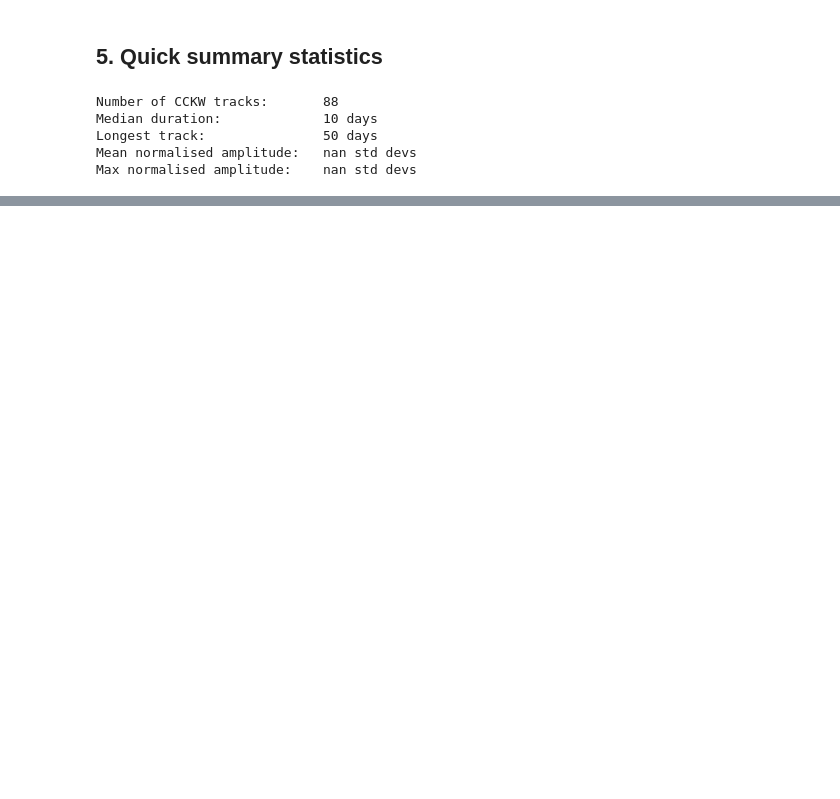
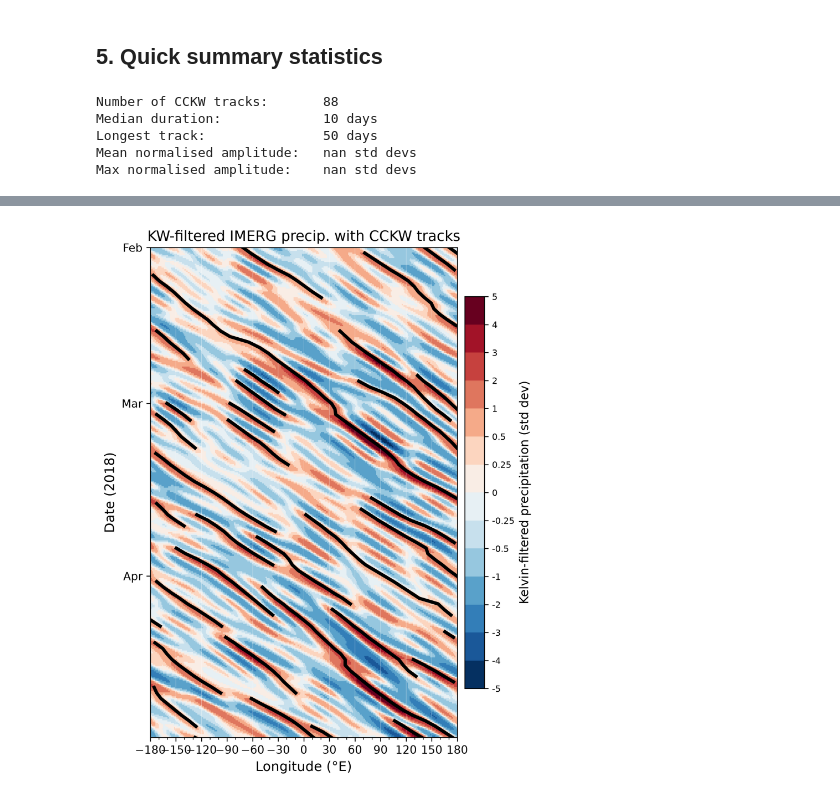
Before and after one commit to qlawton/cckw_tracking, a Jupyter notebook: notebooks/example_tracking.ipynb, the cells around one changed output, grey strips where cells are left out. Drawn from its saved outputs; the diff is of its cells as text; code cells hidden in the pictures; blank space fills up the shorter version.

```diff
--- a/notebooks/example_tracking.ipynb
+++ b/notebooks/example_tracking.ipynb
@@ -208,0 +216,6 @@ Max normalised amplitude:    nan std devs
+# %%
+tracks = ccew_track.track(filtered, wave='Kelvin', daily_mean=True, init_threshold = 0.5, day_cut = 1)
+print(tracks)
+
+n_tracks = int((~np.isnan(tracks['CCKW_lon'].values).all(axis=1)).sum())
+print(f'\nTotal CCKW tracks found in 2018: {n_tracks}')
@@ -208,0 +237,11 @@ Max normalised amplitude:    nan std devs
+# %%
+# Filter tracks to only keep systems that exceed at least 1.0 std dev in their lifetime
+print(f'Tracks before filtering (max amplitude >= 1.0 std dev): {n_tracks}')
+max_str = tracks['CCKW_str'].max(dim='time')
+strong_systems = max_str >= 1.0
+
+tracks_filtered = tracks.sel(system=tracks.system[strong_systems])
+
+n_tracks_filtered = int((~np.isnan(tracks_filtered['CCKW_lon'].values).all(axis=1)).sum())
+print(f'Tracks after filtering (max amplitude >= 1.0 std dev): {n_tracks_filtered}')
+print(tracks_filtered)
@@ -208,0 +259,69 @@ Max normalised amplitude:    nan std devs
+# %%
+# --- Prepare Hovmöller background ---
+# Average filtered precip over 10S–10N and normalise to std devs
+hov = filtered.sel(lat=slice(-10, 10)).mean(dim='lat')
+std_val = float(hov.std())
+hov_norm = hov / std_val if std_val > 0 else hov
+
+# Convert lon from 0–360 to –180/+180 for a cleaner map
+lon_vals = hov_norm.lon.values.copy()
+lon_vals = (lon_vals + 180) % 360 - 180
+hov_norm = hov_norm.assign_coords(lon=lon_vals).sortby('lon')
+
+# --- Discrete colormap aligned to tracking thresholds ---
+levels = [-5, -4, -3, -2, -1, -0.5, -0.25, 0, 0.25, 0.5, 1, 2, 3, 4, 5]
+cmap = plt.cm.RdBu_r
+norm = mcolors.BoundaryNorm(levels, ncolors=cmap.N, clip=True)
+
+# --- Build the plot ---
+fig, ax = plt.subplots(figsize=(6, 8), dpi=300)
+
+lons  = hov_norm.lon.values
+times = hov_norm.time.values
+data  = hov_norm.values
+
+pm = ax.pcolormesh(lons, times, data, cmap=cmap, norm=norm, shading='auto')
+cbar = plt.colorbar(pm, ax=ax, pad=0.02, shrink=0.8, ticks=levels)
+cbar.set_label('Kelvin-filtered precipitation (std dev)', fontsize=11)
+cbar.ax.set_yticklabels([f'{l:g}' for l in levels], fontsize=8)
+
+# --- Overlay wave tracks ---
+track_lons  = tracks_filtered['CCKW_lon'].values
+track_times = tracks_filtered['CCKW_lon'].time.values
+
+for sys_i in range(track_lons.shape[0]):
+    row_lon  = track_lons[sys_i, :].copy()
+    row_time = track_times.copy()
+
+    valid = ~np.isnan(row_lon)
+    if valid.sum() < 2:
+        continue
+
+    v_lon  = row_lon[valid]
+    v_time = row_time[valid]
+
+    # Break lines across the dateline
+    lon_diffs   = np.abs(np.diff(v_lon))
+    jump_indices = np.where(lon_diffs > 180)[0]
+    v_lon  = np.insert(v_lon,  jump_indices + 1, np.nan)
+    v_time = np.insert(v_time, jump_indices + 1, np.datetime64('NaT'))
+
+    ax.plot(v_lon, v_time, color='black', linewidth=3, alpha=1)
+    ax.plot(row_lon[valid][0], row_time[valid][0], 'k.', markersize=4)
+
+# --- Formatting ---
+ax.set_xlabel('Longitude (°E)', fontsize=12)
+ax.set_ylabel('Date (2018)', fontsize=12)
+ax.set_title('KW-filtered IMERG precip. with CCKW tracks', fontsize=13)
+ax.set_xlim(-180, 180)
+ax.set_ylim(np.datetime64(plot_date_start), np.datetime64(plot_date_end))
+ax.set_xticks(np.arange(-180, 181, 30))
+ax.xaxis.set_minor_locator(plt.MultipleLocator(10))
+ax.yaxis.set_major_locator(mdates.MonthLocator())
+ax.yaxis.set_major_formatter(mdates.DateFormatter('%b'))
+ax.invert_yaxis()
+ax.grid(axis='x', color='white', linewidth=0.4, alpha=0.4)
+
+plt.show()
+# %% [output]
+[figure, added]
```
Also changed, not shown: parts of 5 cells of this notebook.
